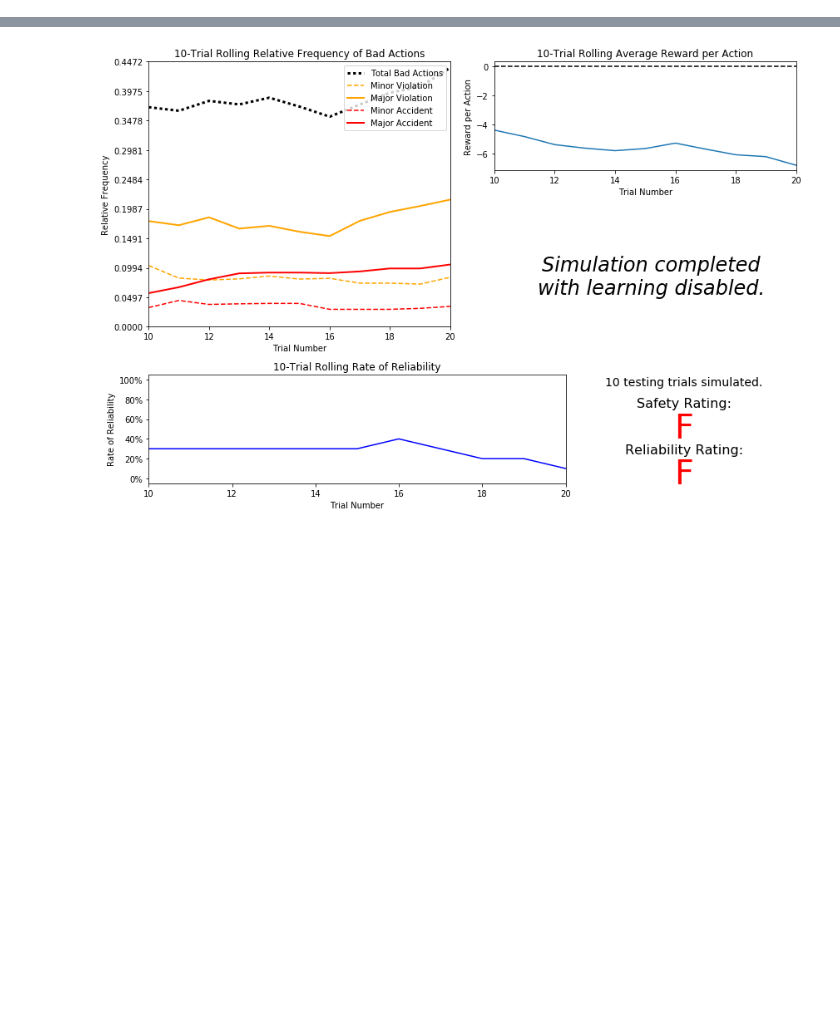
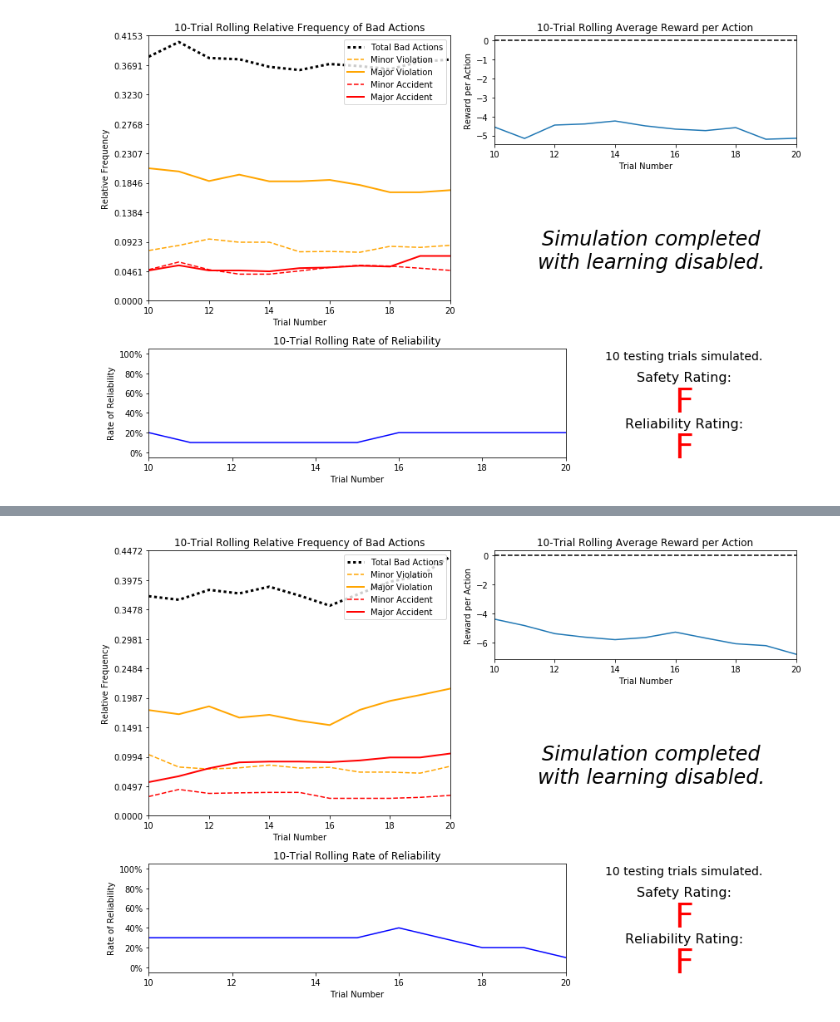
Before and after one commit to yifanxie/Udacity_MLND, a Jupyter notebook: projects/smartcab/Running.ipynb, the cells around one changed output, grey strips where cells are left out. Drawn from its saved outputs; the diff is of its cells as text; code cells hidden in the pictures; blank space fills up the shorter version.

```diff
--- a/projects/smartcab/Running.ipynb
+++ b/projects/smartcab/Running.ipynb
@@ -8,0 +31,5 @@ import pandas as pd
+# %%
+reload(vs)
+vs.plot_trials('sim_no-learning.csv')
+# %% [output]
+[figure, added]
```
Also changed, not shown: parts of 2 cells of this notebook, 7 other files.
